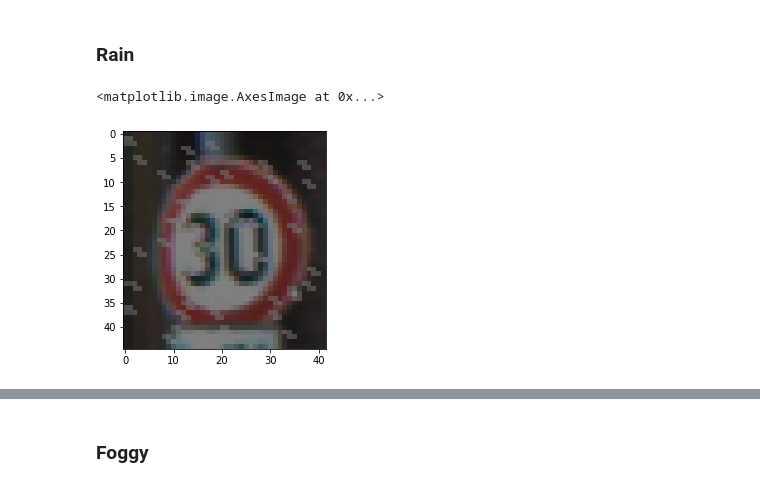
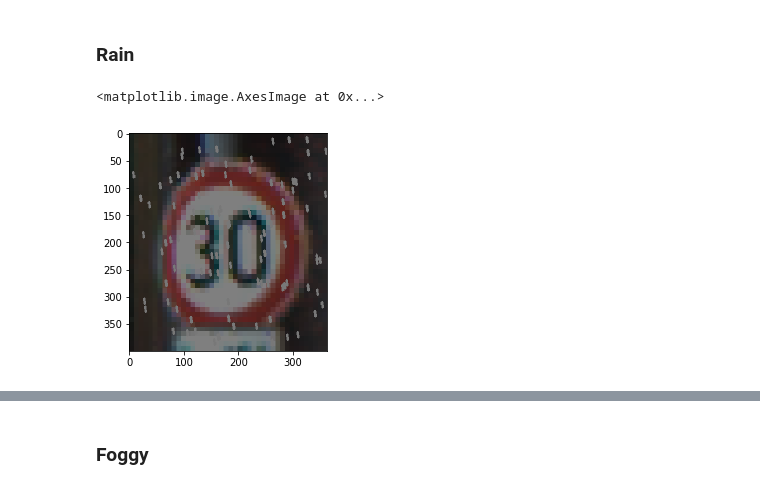
Before and after one commit to wh153/IDS705FinalProject, a Jupyter notebook: Image Augmentation.ipynb, the cells around one changed output, grey strips where cells are left out. Drawn from its saved outputs; the diff is of its cells as text; code cells hidden in the pictures.

```diff
--- a/Image Augmentation.ipynb
+++ b/Image Augmentation.ipynb
@@ -11,6 +12,6 @@ from matplotlib import image
 import cv2
 # %%
-img1 = np.array(Image.open('sample.png'))
+img1 = np.array(Image.open('sample.png').resize((364, 400)))
 img2 = np.array(Image.open('sample2.png'))
 img2 = cv2.cvtColor(img2, cv2.COLOR_BGRA2BGR) # convert 4 channels to 3 channels
 # %%
@@ -87,11 +107,11 @@ def add_rain(image, drop_length, drop_width, n_drops):
     new_img = new_img.astype(int) # convert image back into int format
     return new_img
 # %%
-new_img = add_rain(image = img1, drop_length = 1, drop_width = 1, n_drops = 50)
+new_img = add_rain(image = img1, drop_length = 10, drop_width = 3, n_drops = 100)
 plt.imshow(new_img)
 # %% [output]
 <matplotlib.image.AxesImage at 0x...>
-[figure, old version]
+[figure, new version]
 # %%
 new_img = add_rain(image = img2, drop_length = 10, drop_width = 3, n_drops = 100)
 plt.imshow(new_img)
```
Also changed, not shown: parts of 11 cells of this notebook.
